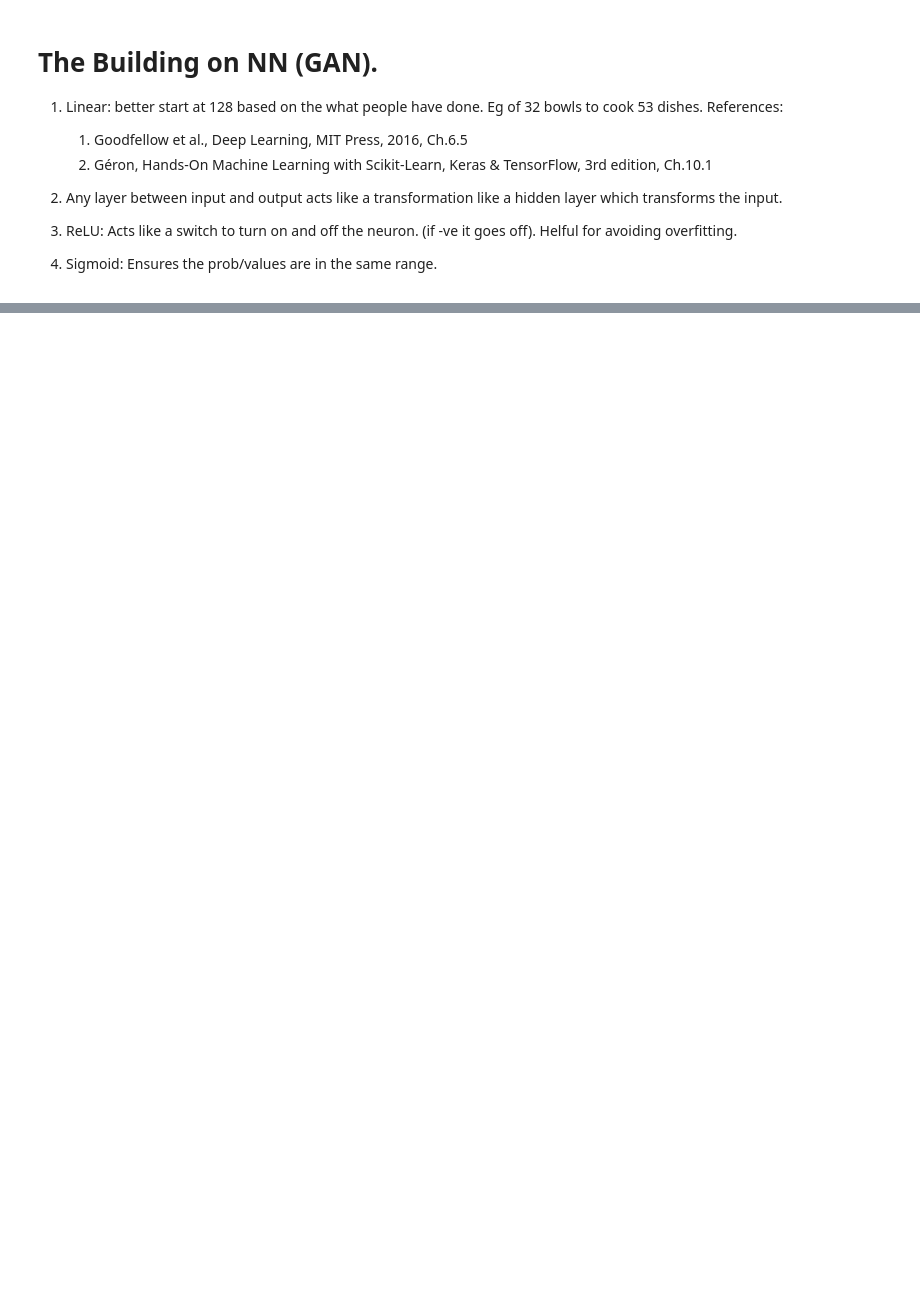
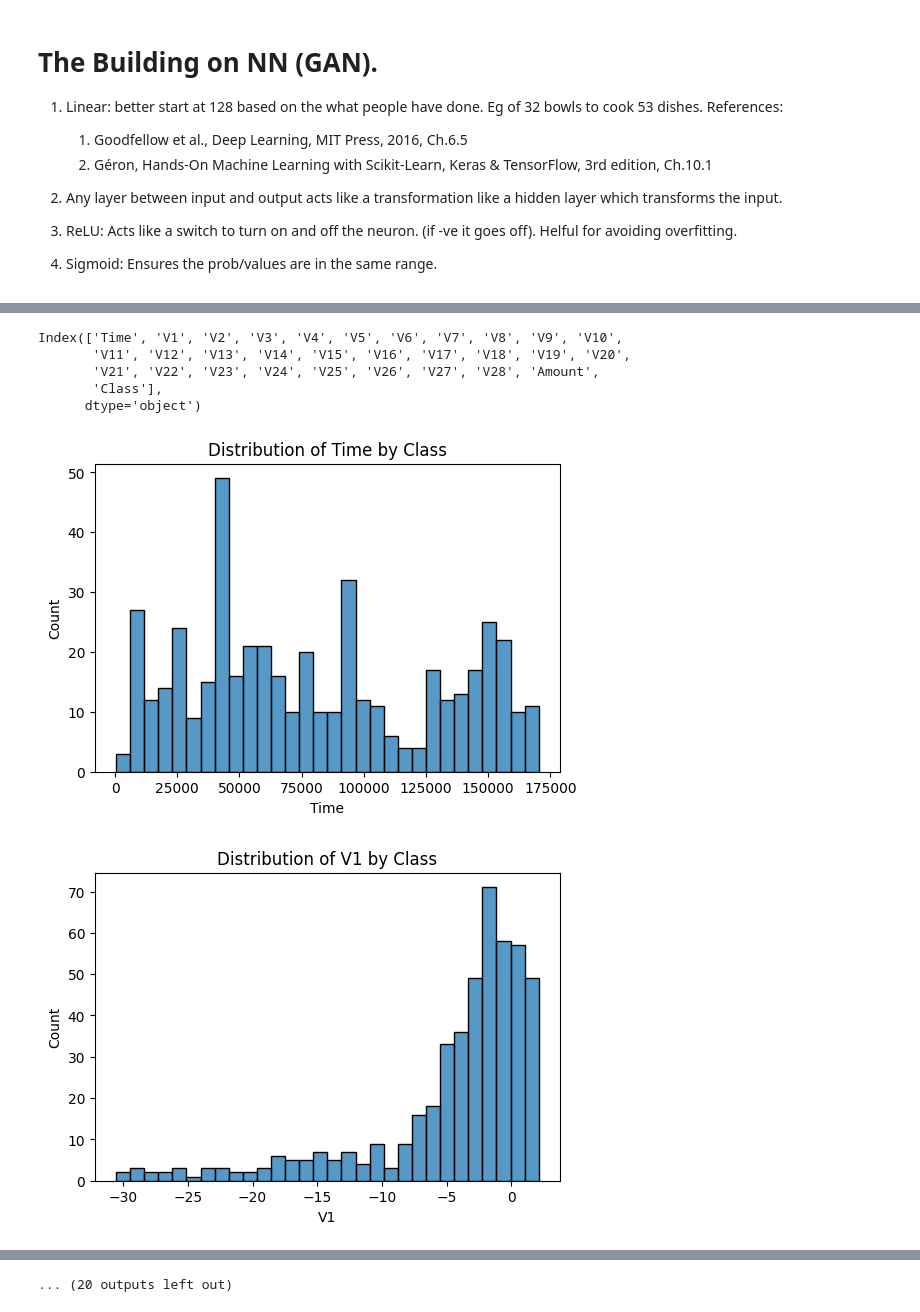
Before and after one commit to Vedant321/personal_projects, a Jupyter notebook: scripts/practice/Data_Analysis/Credit_Card_Fraud_Detection/Credit_Card_Fraud_EDA.ipynb, the cells around one changed output, grey strips where cells are left out. Cells and saved outputs as stored; diff of their text form; code cells hidden in the pictures; blank space fills up the shorter version.

```diff
--- a/scripts/practice/Data_Analysis/Credit_Card_Fraud_Detection/Credit_Card_Fraud_EDA.ipynb
+++ b/scripts/practice/Data_Analysis/Credit_Card_Fraud_Detection/Credit_Card_Fraud_EDA.ipynb
@@ -387,0 +604,20 @@ class SimpleGenerator(Generator):
+# %%
+numeric_cols = df.select_dtypes(include='number').columns
+print(numeric_cols)
+import seaborn as sns
+
+import matplotlib.pyplot as plt
+
+for col in numeric_cols:
+    plt.figure(figsize=(6, 4))
+    sns.histplot(data=fraud_df, x=col, bins=30, kde=False, multiple='stack')
+    plt.title(f'Distribution of {col} by Class')
+    plt.show()
+# %% [output]
+Index(['Time', 'V1', 'V2', 'V3', 'V4', 'V5', 'V6', 'V7', 'V8', 'V9', 'V10',
+       'V11', 'V12', 'V13', 'V14', 'V15', 'V16', 'V17', 'V18', 'V19', 'V20',
+       'V21', 'V22', 'V23', 'V24', 'V25', 'V26', 'V27', 'V28', 'Amount',
+       'Class'],
+      dtype='object')
+[figure, added]
+[figure, added]
@@ -387,0 +633 @@ class SimpleGenerator(Generator):
+... (20 outputs left out)
```
Also changed, not shown: parts of 28 cells of this notebook.
